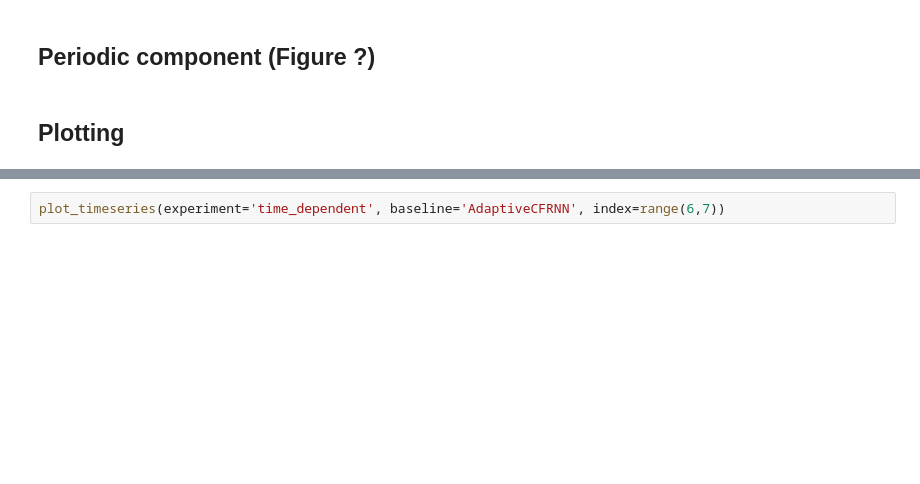
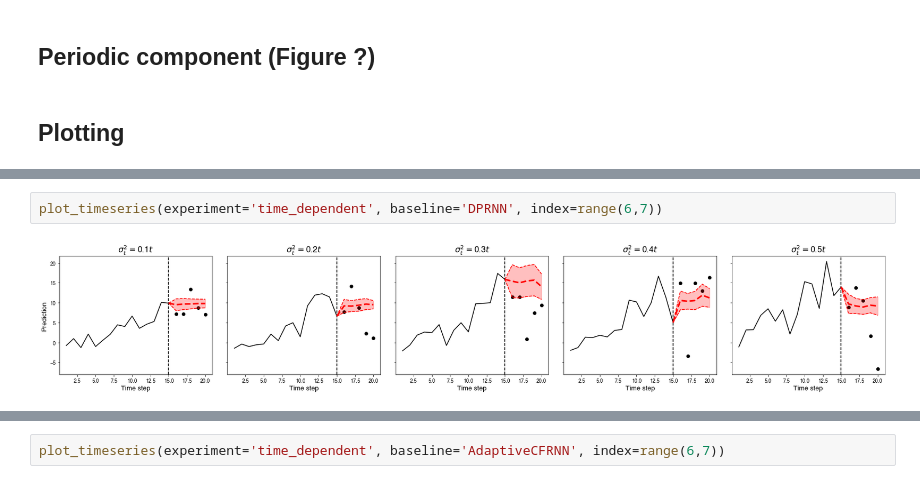
Before and after one commit to kamilest/conformal-rnn, a Jupyter notebook: synthetic.ipynb, the cells around one changed output, grey strips where cells are left out. Drawn from its saved outputs; the diff is of its cells as text; blank space fills up the shorter version.

```diff
--- a/synthetic.ipynb
+++ b/synthetic.ipynb
@@ -265,3 +271,7 @@ plt.show()
+# %%
+plot_timeseries(experiment='time_dependent', baseline='DPRNN', index=range(6,7))
+# %% [output]
+[figure, added]
 # %%
 plot_timeseries(experiment='time_dependent', baseline='CFRNN', index=range(6,7))
 # %% [output]
```
Also changed, not shown: parts of 3 cells of this notebook, 1 other file.
